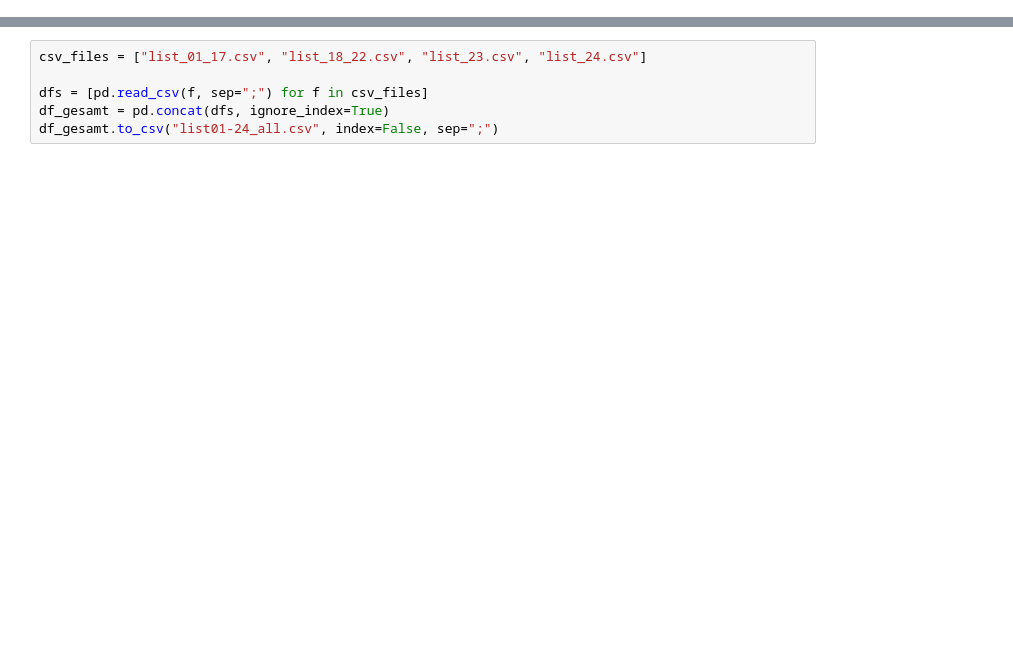
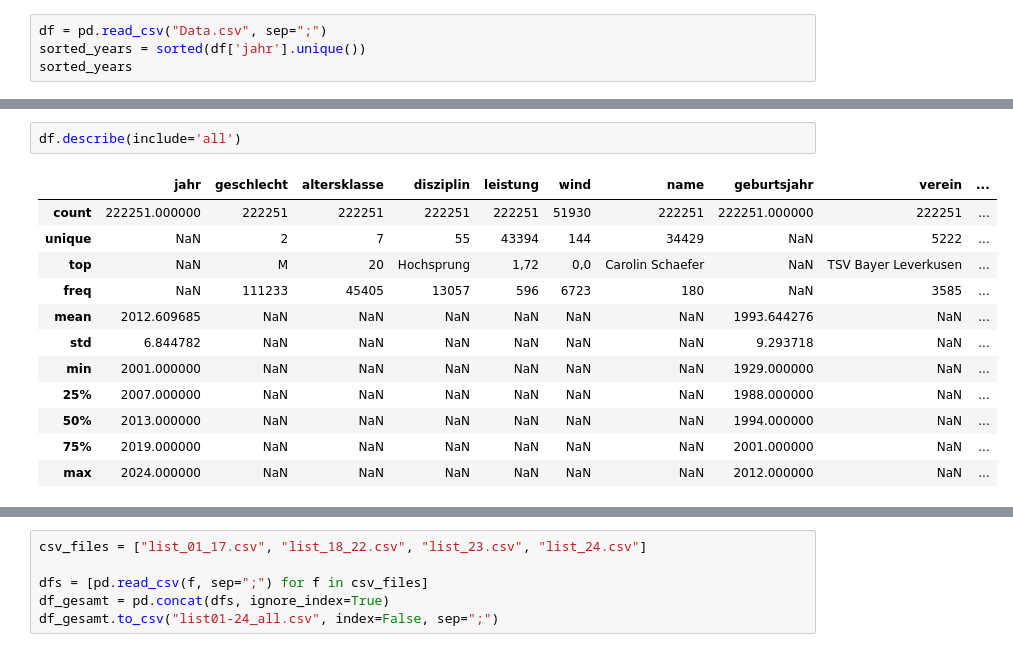
Before and after one commit to maxwernz/Data-Literacy, a Jupyter notebook: getCSV.ipynb, the cells around one changed output, grey strips where cells are left out. Cells and saved outputs as stored; diff of their text form; blank space fills up the shorter version.

Commit message:
fixed data

```diff
--- a/getCSV.ipynb
+++ b/getCSV.ipynb
@@ -242,0 +370,4 @@ Processing: dlv_bestenliste2024_weibliche_jugend_w_14.pdf
+# %%
+df = pd.read_csv("Data.csv", sep=";")
+sorted_years = sorted(df['jahr'].unique())
+sorted_years
@@ -242,0 +392,15 @@ Processing: dlv_bestenliste2024_weibliche_jugend_w_14.pdf
+# %%
+df.describe(include='all')
+# %% [output]
+|  | jahr | geschlecht | altersklasse | disziplin | leistung | wind | name | geburtsjahr | verein | ... |
+| count | 222251.000000 | 222251 | 222251 | 222251 | 222251 | 51930 | 222251 | 222251.000000 | 222251 | ... |
+| unique | NaN | 2 | 7 | 55 | 43394 | 144 | 34429 | NaN | 5222 | ... |
+| top | NaN | M | 20 | Hochsprung | 1,72 | 0,0 | Carolin Schaefer | NaN | TSV Bayer Leverkusen | ... |
+| freq | NaN | 111233 | 45405 | 13057 | 596 | 6723 | 180 | NaN | 3585 | ... |
+| mean | 2012.609685 | NaN | NaN | NaN | NaN | NaN | NaN | 1993.644276 | NaN | ... |
+| std | 6.844782 | NaN | NaN | NaN | NaN | NaN | NaN | 9.293718 | NaN | ... |
+| min | 2001.000000 | NaN | NaN | NaN | NaN | NaN | NaN | 1929.000000 | NaN | ... |
+| 25% | 2007.000000 | NaN | NaN | NaN | NaN | NaN | NaN | 1988.000000 | NaN | ... |
+| 50% | 2013.000000 | NaN | NaN | NaN | NaN | NaN | NaN | 1994.000000 | NaN | ... |
+| 75% | 2019.000000 | NaN | NaN | NaN | NaN | NaN | NaN | 2001.000000 | NaN | ... |
+| max | 2024.000000 | NaN | NaN | NaN | NaN | NaN | NaN | 2012.000000 | NaN | ... |
```
Also changed, not shown: parts of 5 cells of this notebook, 3 other files.
